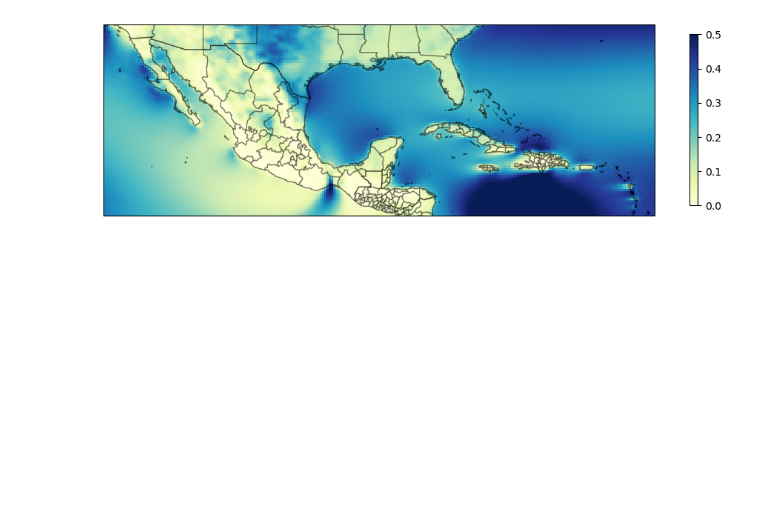
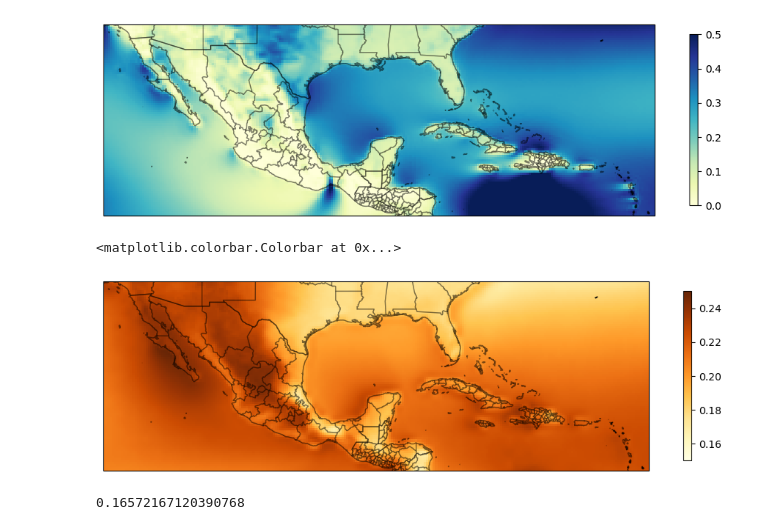
Before and after one commit to dcanulr/complementariedad_latam, a Jupyter notebook: mapas_cf.ipynb, the cells around one changed output. Cells and saved outputs as stored; diff of their text form; code cells hidden in the pictures; blank space fills up the shorter version.

```diff
--- a/mapas_cf.ipynb
+++ b/mapas_cf.ipynb
@@ -39,7 +32,7 @@ np.savetxt("mex_cf_wind.csv", mex_cf_wind)
 # %%
 mex_lons = np.loadtxt("mex_longitude.csv")
 mex_lats = np.loadtxt("mex_latitude.csv")
-mex_cf_wind = np.loadtxt("mex_cf_wind.csv")
+mex_cf_wind = np.loadtxt("mex_cf_sol.csv")
 # %%
 mex_cf_wind.max()
 # %% [output]
@@ -59,3 +52,22 @@ plt.colorbar(p, shrink=0.3)
 # %% [output]
 <matplotlib.colorbar.Colorbar at 0x...>
 [figure]
+# %%
+plt.figure(figsize=(12,10))
+ax = plt.axes(projection=ccrs.PlateCarree())
+ax.coastlines(resolution="10m", alpha=0.3)
+ax.add_feature(cfeature.BORDERS, alpha=0.3)
+ax.add_feature(cfeature.STATES.with_scale("10m"), alpha=0.3)
+
+
+p = ax.pcolormesh(mex_lons, mex_lats, mex_cf_wind, vmin=0.15, vmax=0.25, transform=ccrs.PlateCarree(), cmap="YlOrBr")
+# p = ax.pcolormesh(latam.longitude, latam.latitude, latam.ws100[190], cmap='jet', vmin=0, vmax=14, transform=ccrs.PlateCarree())
+# ax.add_feature(cfeature.OCEAN)
+plt.colorbar(p, shrink=0.3)
+# %% [output]
+<matplotlib.colorbar.Colorbar at 0x...>
+[figure, added]
+# %%
+mex_cf_wind.min()
+# %% [output]
+0.16572167120390768
```
Also changed, not shown: parts of 5 cells of this notebook.
